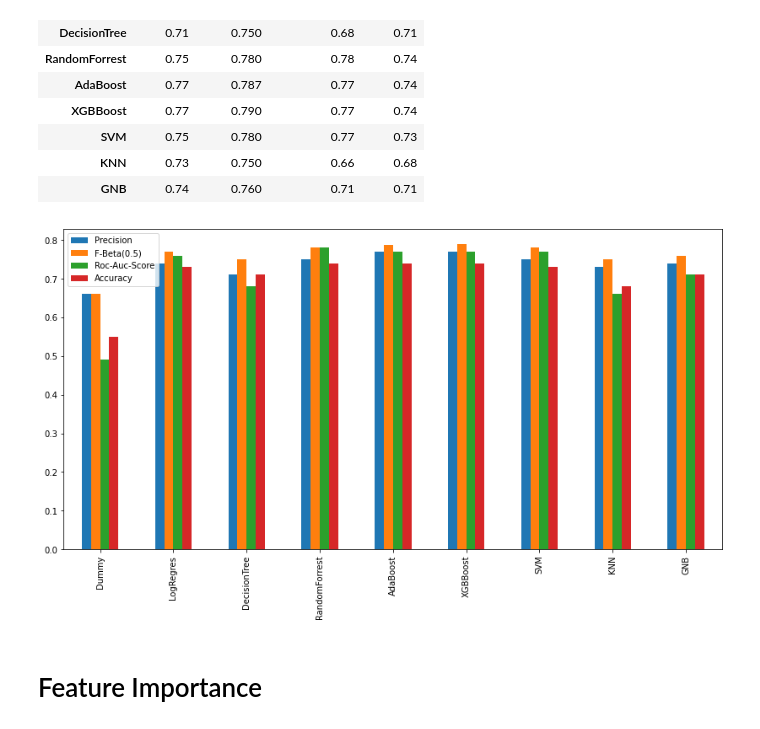
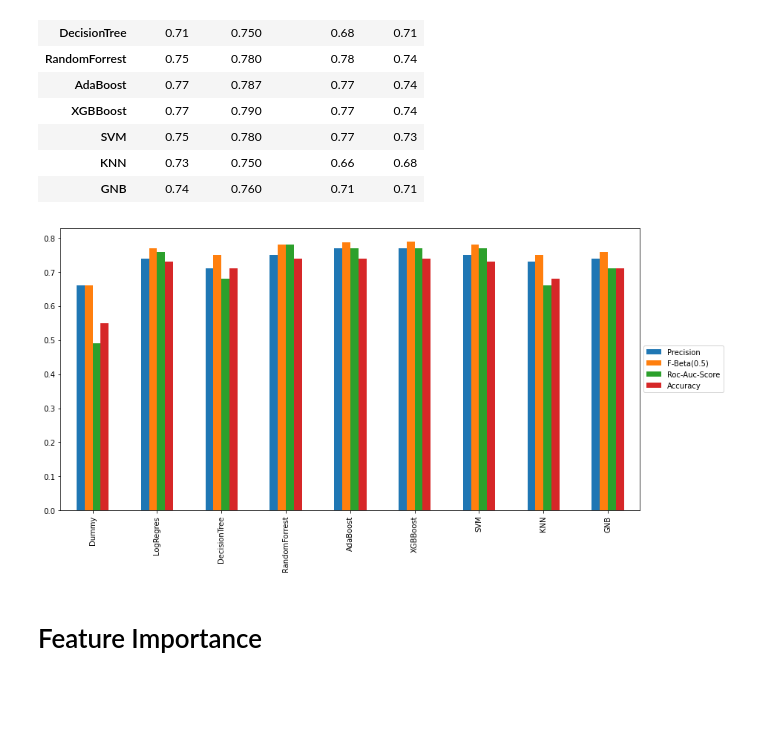
Before and after one commit to m-kno/mimic3, a Jupyter notebook: 05_Modeling.ipynb, the cells around one changed output. Saved outputs shown, nothing was run; the diff lists cells and outputs as text; code cells hidden in the pictures; blank space fills up the shorter version.

```diff
--- a/05_Modeling.ipynb
+++ b/05_Modeling.ipynb
@@ -1622,9 +1622,10 @@ overview
 | KNN | 0.73 | 0.750 | 0.66 | 0.68 |
 | GNB | 0.74 | 0.760 | 0.71 | 0.71 |
 # %%
-overview.plot(kind='bar', figsize=(14,7));
+overview.plot(kind='bar', figsize=(14,7))
+plt.legend(loc='center left', bbox_to_anchor=(1.0, 0.5));
 # %% [output]
-[figure, old version]
+[figure, new version]
 # %% [markdown]
 # Feature Importance
 # %% [markdown]
```
Also changed, not shown: 1 other file.
